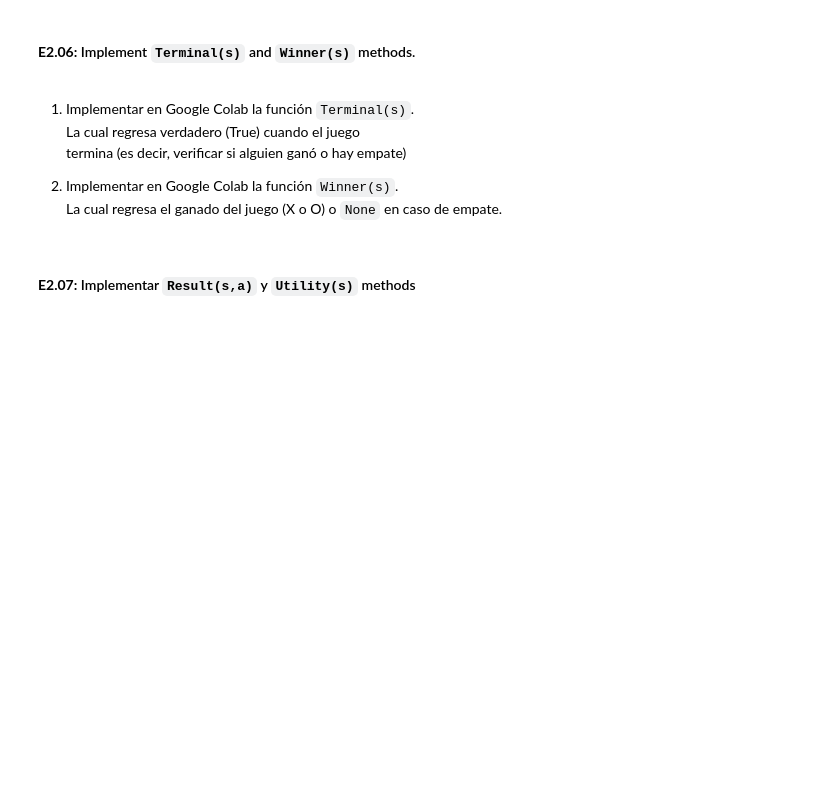
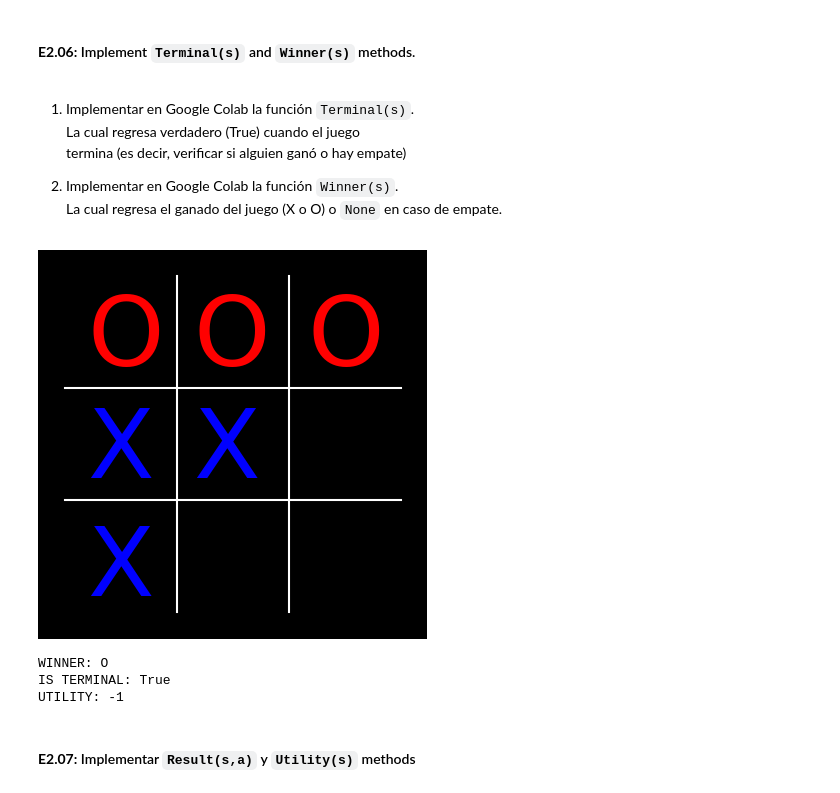
Before and after one commit to Daniels1610/CI008-Dagraz, a Jupyter notebook: exercises/E02.ipynb, the cells around one changed output. Drawn from its saved outputs; the diff is of its cells as text; code cells hidden in the pictures; blank space fills up the shorter version.

```diff
--- a/exercises/E02.ipynb
+++ b/exercises/E02.ipynb
@@ -146,18 +286,23 @@ termina (es decir, verificar si alguien ganó o hay empate)
 La cual regresa el ganado del juego (X o O) o `None`
 en caso de empate.
 # %%
-b = TicTacToe(GAME_DIMS)
+b = Board(GAME_DIMS)
 b.make_move(np.array([1,0])); b.update_board(np.array([1,0]))
 b.make_move(np.array([0,2])); b.update_board(np.array([0,2]))
 b.make_move(np.array([1,1])); b.update_board(np.array([1,1]))
 b.make_move(np.array([0,0])); b.update_board(np.array([0,0]))
 b.make_move(np.array([2,0])); b.update_board(np.array([2,0]))
 b.make_move(np.array([0,1])); b.update_board(np.array([0,1]))
 winner = b.winner()
 display(b.board)
 print(f"WINNER: {winner} ")
 print(f'IS TERMINAL: {b.is_terminal()}')
 print(f"UTILITY: {b.utility()}")
+# %% [output]
+[figure, added]
+WINNER: O
+IS TERMINAL: True
+UTILITY: -1
 # %% [markdown]
 #### **E2.07:** Implementar `Result(s,a)` y `Utility(s)` methods
 # %% [markdown]
```
Also changed, not shown: parts of 15 cells of this notebook, 19 other files.
